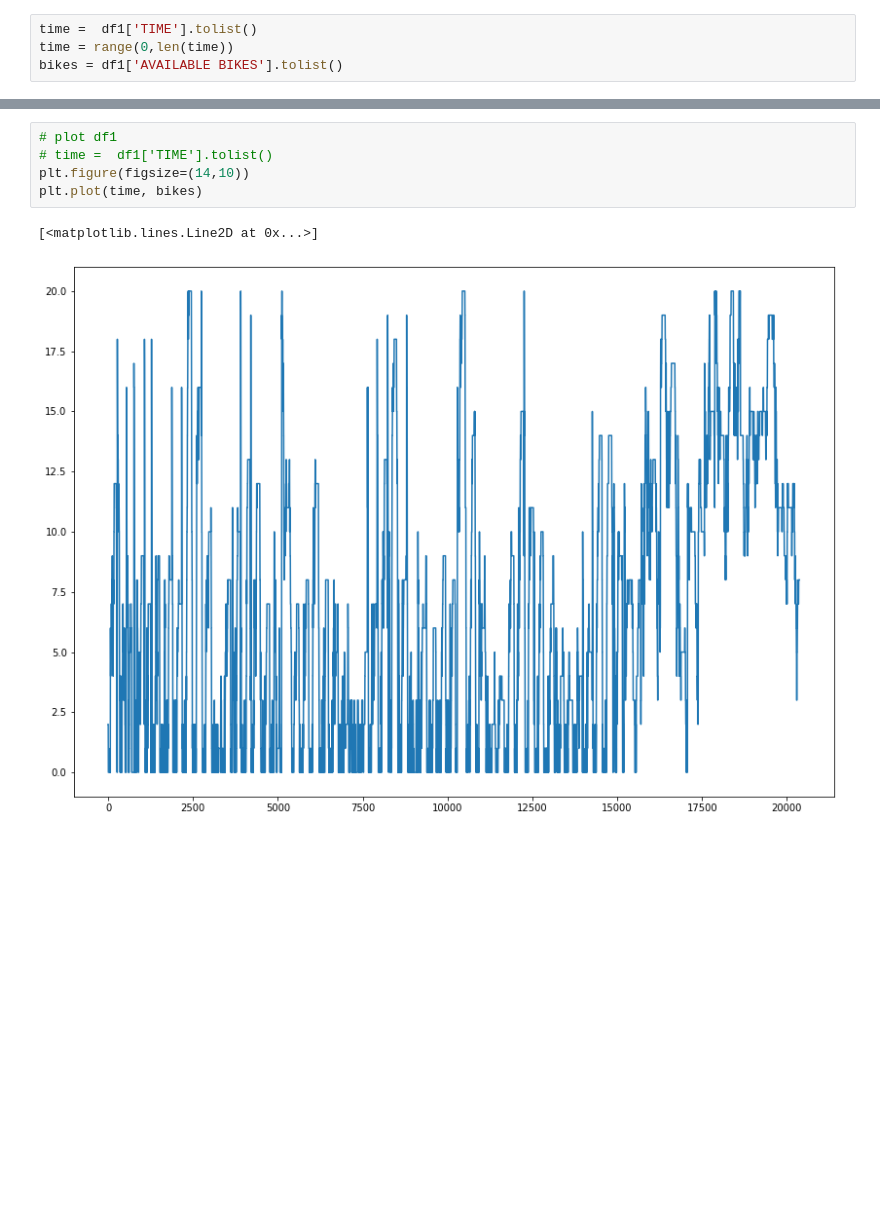
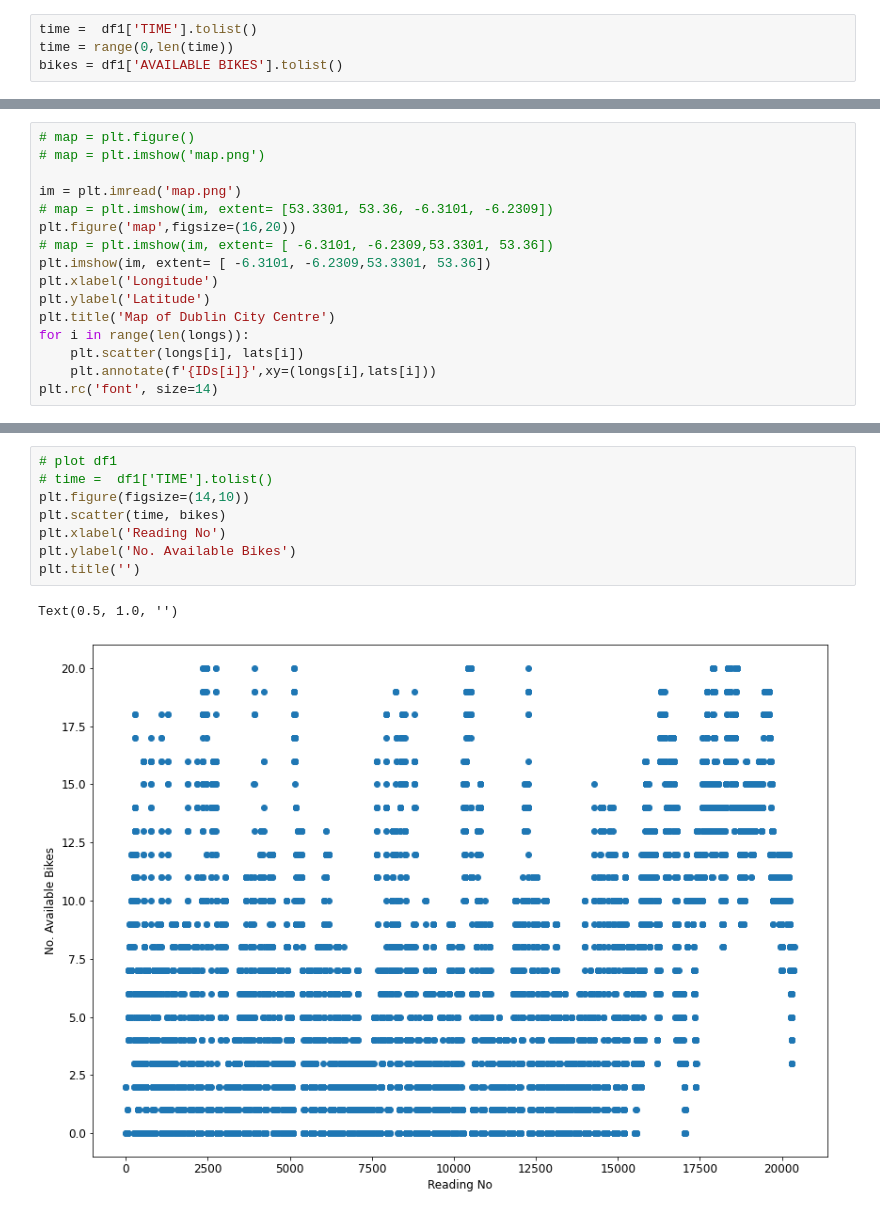
Before and after one commit to daltHub/Final-Assignment, a Jupyter notebook: bike_prediction.ipynb, the cells around one changed output, grey strips where cells are left out. Cells and saved outputs as stored; diff of their text form; blank space fills up the shorter version.

Commit message:
gorgeous plot

```diff
--- a/bike_prediction.ipynb
+++ b/bike_prediction.ipynb
@@ -32,0 +48,16 @@ bikes = df1['AVAILABLE BIKES'].tolist()
+# %%
+# map = plt.figure()
+# map = plt.imshow('map.png')
+
+im = plt.imread('map.png')
+# map = plt.imshow(im, extent= [53.3301, 53.36, -6.3101, -6.2309])
+plt.figure('map',figsize=(16,20))
+# map = plt.imshow(im, extent= [ -6.3101, -6.2309,53.3301, 53.36])
+plt.imshow(im, extent= [ -6.3101, -6.2309,53.3301, 53.36])
+plt.xlabel('Longitude')
+plt.ylabel('Latitude')
+plt.title('Map of Dublin City Centre')
+for i in range(len(longs)):
+    plt.scatter(longs[i], lats[i])
+    plt.annotate(f'{IDs[i]}',xy=(longs[i],lats[i]))
+plt.rc('font', size=14)
@@ -33,8 +66,11 @@ bikes = df1['AVAILABLE BIKES'].tolist()
 # %%
 # plot df1
 # time =  df1['TIME'].tolist()
 plt.figure(figsize=(14,10))
-plt.plot(time, bikes)
+plt.scatter(time, bikes)
+plt.xlabel('Reading No')
+plt.ylabel('No. Available Bikes')
+plt.title('')
 # %% [output]
-[<matplotlib.lines.Line2D at 0x...>]
+Text(0.5, 1.0, '')
-[figure, old version]
+[figure, new version]
```
Also changed, not shown: parts of 6 cells of this notebook, 1 other file.
